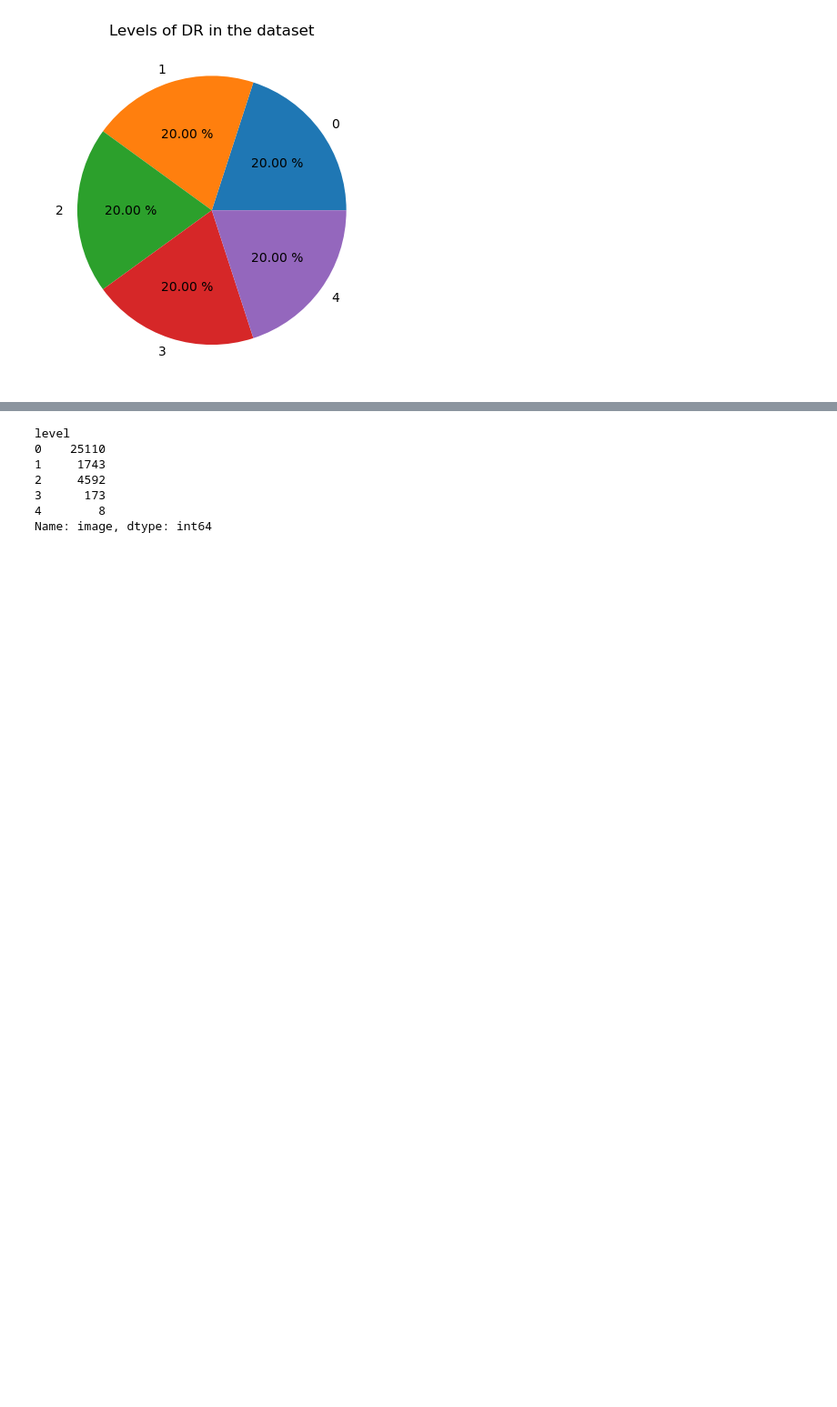
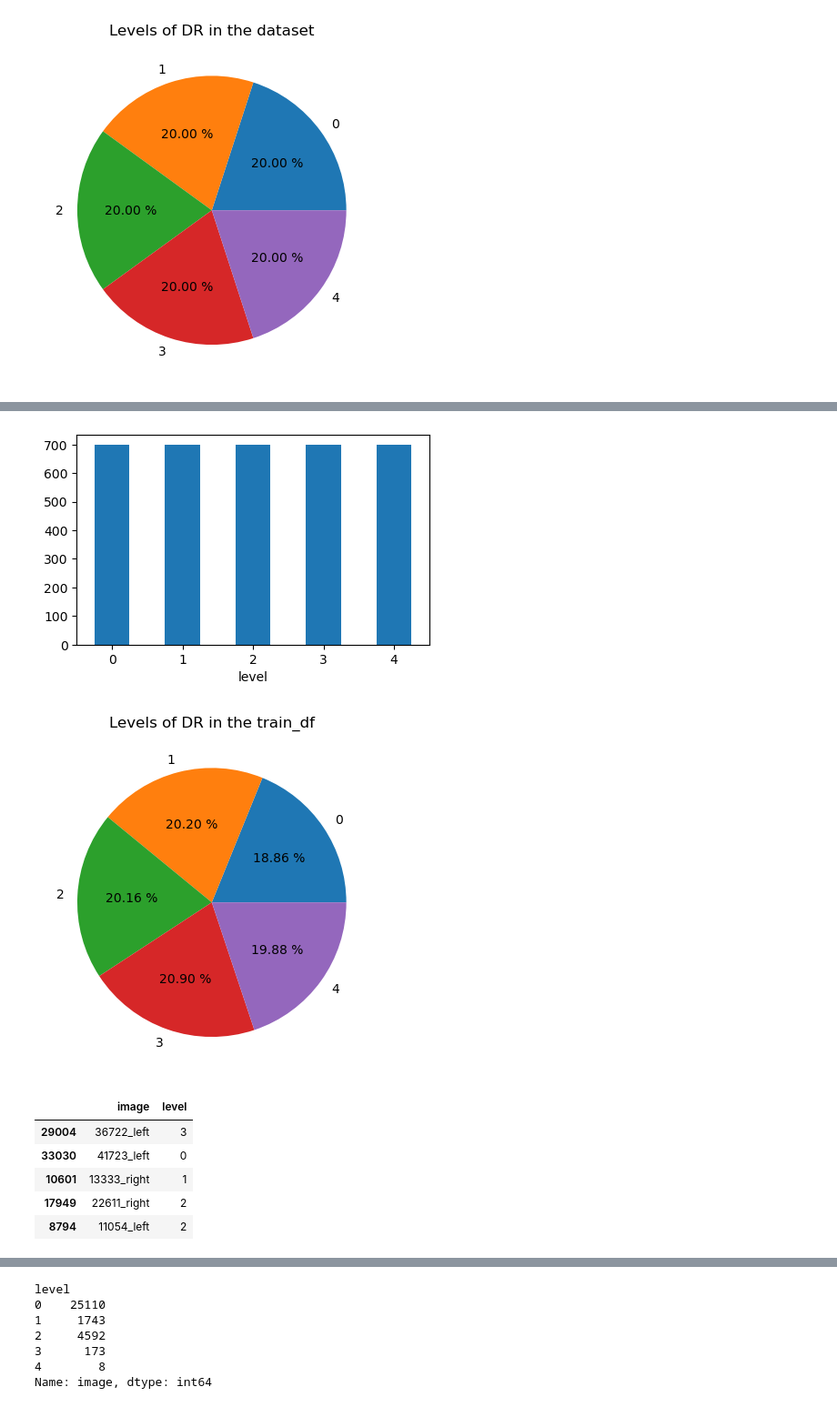
Before and after one commit to AlbertoRomanRamosRodriguez/Tesis-de-Grado, a Jupyter notebook: exploring-kaggle-dr.ipynb, the cells around one changed output, grey strips where cells are left out. Shown: that part at 91% size. Saved outputs shown, nothing was run; the diff lists cells and outputs as text; code cells hidden in the pictures; blank space fills up the shorter version.

```diff
--- a/exploring-kaggle-dr.ipynb
+++ b/exploring-kaggle-dr.ipynb
@@ -136,0 +126,17 @@ plt.show()
+# %%
+display(train_df.groupby(['level'])['image'].count())
+plt.pie([train_df.loc[train_df['level'] == n].count()[0] for n in range(classes)], labels = range(classes), autopct='%.2f %%')
+plt.title("Levels of DR in the train_df")
+img_path = os.path.sep.join([DB_PATH, 'train_dist.png'])
+plt.savefig(img_path)
+plt.show()
+train_df.head()
+# %% [output]
+[figure, added]
+[figure, added]
+|  | image | level |
+| 29004 | 36722_left | 3 |
+| 33030 | 41723_left | 0 |
+| 10601 | 13333_right | 1 |
+| 17949 | 22611_right | 2 |
+| 8794 | 11054_left | 2 |
```
Also changed, not shown: parts of 16 cells of this notebook, 2 other files.
